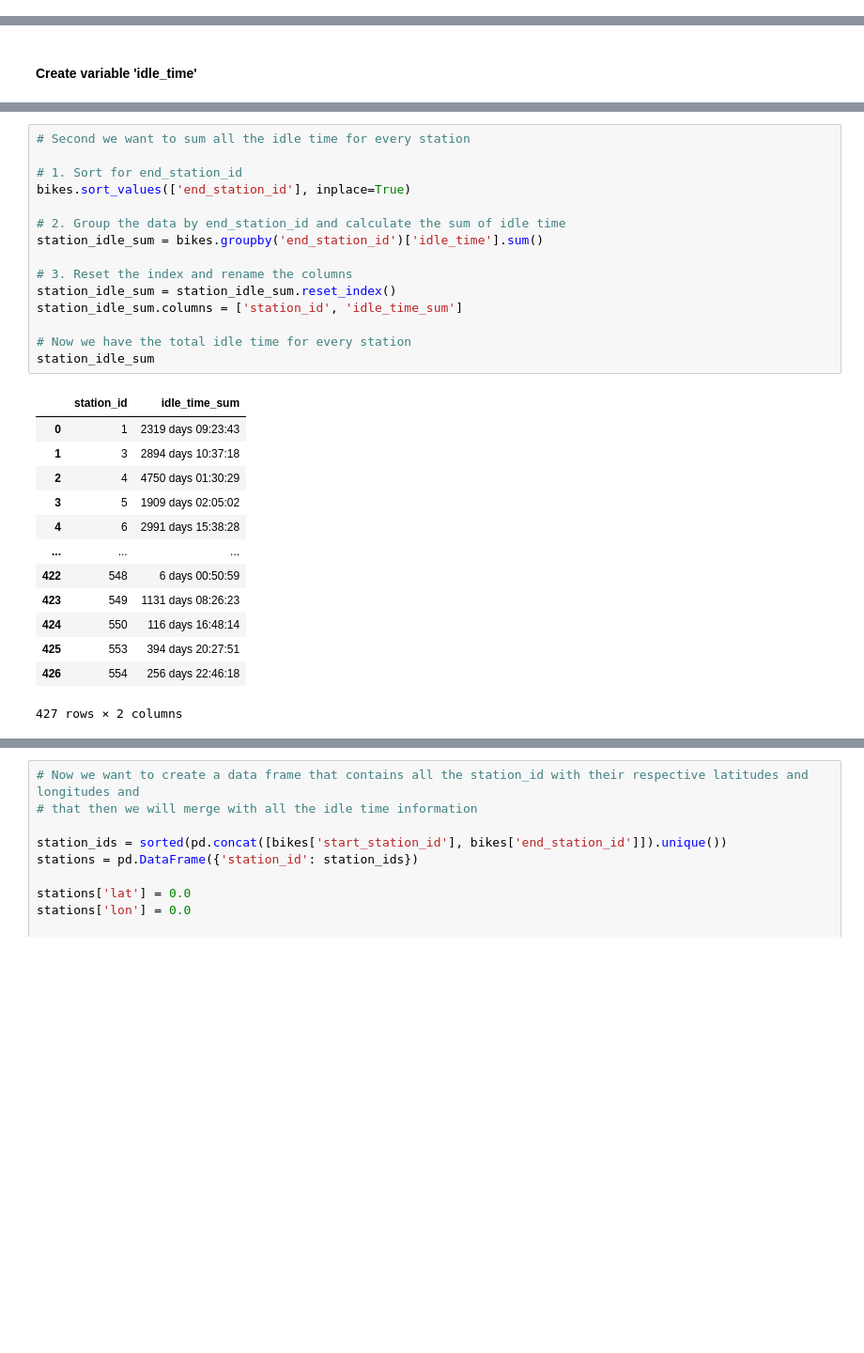
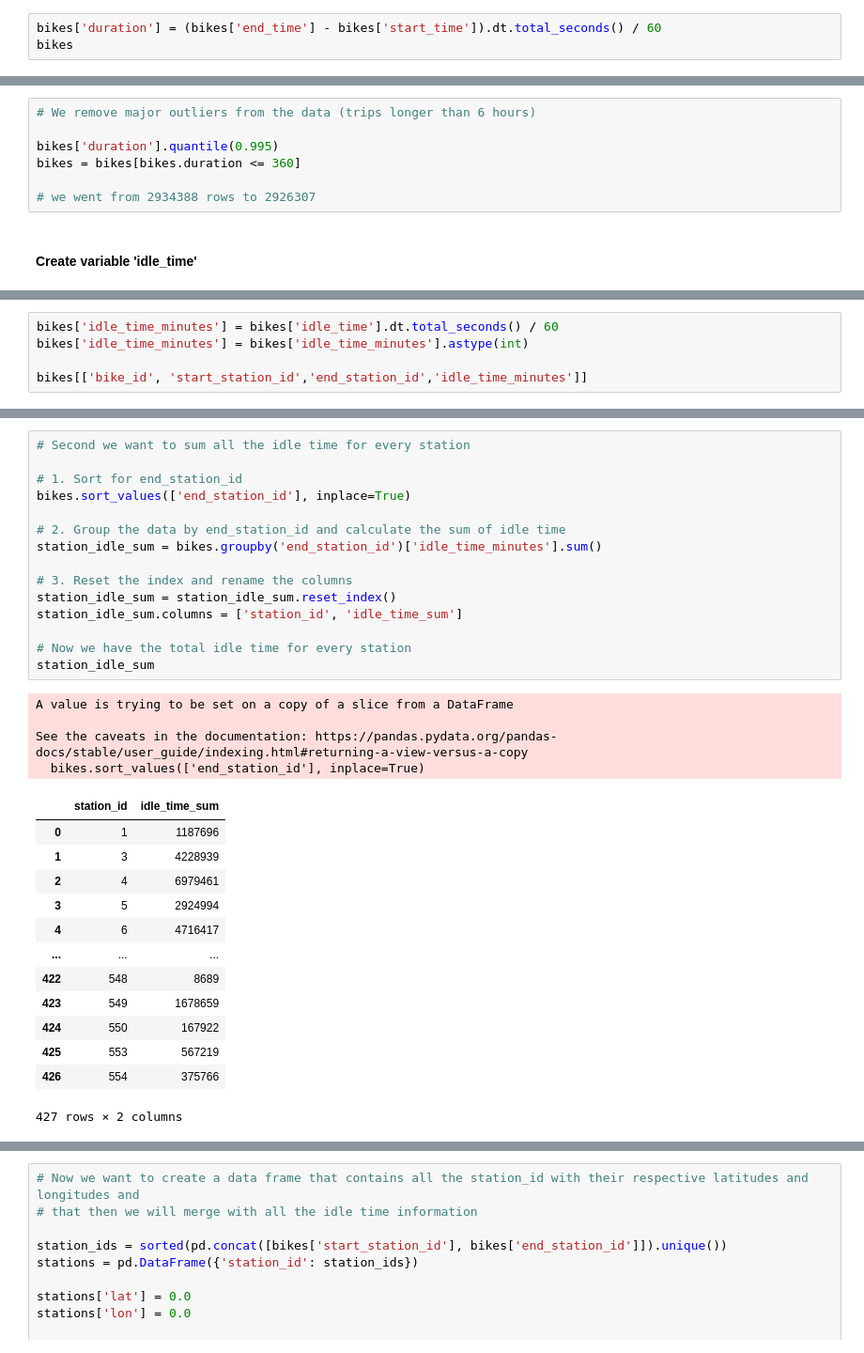
Before and after one commit to lauribus/DSMLproject, a Jupyter notebook: Project bikes2.ipynb, the cells around one changed output, grey strips where cells are left out. Shown at 94% size. Saved outputs shown, nothing was run; the diff lists cells and outputs as text; blank space fills up the shorter version.

```diff
--- a/Project bikes2.ipynb
+++ b/Project bikes2.ipynb
@@ -150,0 +175,3 @@ memory usage: 223.9 MB
+# %%
+bikes['duration'] = (bikes['end_time'] - bikes['start_time']).dt.total_seconds() / 60
+bikes
@@ -151,2 +197,9 @@ memory usage: 223.9 MB
+# %%
+# We remove major outliers from the data (trips longer than 6 hours)
+
+bikes['duration'].quantile(0.995)
+bikes = bikes[bikes.duration <= 360]
+
+# we went from 2934388 rows to 2926307
 # %% [markdown]
 #### Create variable 'idle_time'
@@ -219,0 +233,5 @@ bikes[['bike_id', 'start_station_id','end_station_id','idle_time']]
+# %%
+bikes['idle_time_minutes'] = bikes['idle_time'].dt.total_seconds() / 60
+bikes['idle_time_minutes'] = bikes['idle_time_minutes'].astype(int)
+
+bikes[['bike_id', 'start_station_id','end_station_id','idle_time_minutes']]
@@ -220,29 +262,33 @@ bikes[['bike_id', 'start_station_id','end_station_id','idle_time']]
 # %%
 # Second we want to sum all the idle time for every station
 
 # 1. Sort for end_station_id
 bikes.sort_values(['end_station_id'], inplace=True)
 
 # 2. Group the data by end_station_id and calculate the sum of idle time
-station_idle_sum = bikes.groupby('end_station_id')['idle_time'].sum()
+station_idle_sum = bikes.groupby('end_station_id')['idle_time_minutes'].sum()
 
 # 3. Reset the index and rename the columns
 station_idle_sum = station_idle_sum.reset_index()
 station_idle_sum.columns = ['station_id', 'idle_time_sum']
 
 # Now we have the total idle time for every station
 station_idle_sum
 # %% [output]
+A value is trying to be set on a copy of a slice from a DataFrame
+
+See the caveats in the documentation: https://pandas.pydata.org/pandas-docs/stable/user_guide/indexing.html#returning-a-view-versus-a-copy
+  bikes.sort_values(['end_station_id'], inplace=True)
 |  | station_id | idle_time_sum |
-| 0 | 1 | 2319 days 09:23:43 |
-| 1 | 3 | 2894 days 10:37:18 |
-| 2 | 4 | 4750 days 01:30:29 |
-| 3 | 5 | 1909 days 02:05:02 |
-| 4 | 6 | 2991 days 15:38:28 |
+| 0 | 1 | 1187696 |
+| 1 | 3 | 4228939 |
+| 2 | 4 | 6979461 |
+| 3 | 5 | 2924994 |
+| 4 | 6 | 4716417 |
 | ... | ... | ... |
-| 422 | 548 | 6 days 00:50:59 |
-| 423 | 549 | 1131 days 08:26:23 |
-| 424 | 550 | 116 days 16:48:14 |
-| 425 | 553 | 394 days 20:27:51 |
-| 426 | 554 | 256 days 22:46:18 |
+| 422 | 548 | 8689 |
+| 423 | 549 | 1678659 |
+| 424 | 550 | 167922 |
+| 425 | 553 | 567219 |
+| 426 | 554 | 375766 |
-427 rows × 2 columns
+427 rows × 2 columns
```
Also changed, not shown: parts of 35 cells of this notebook.
